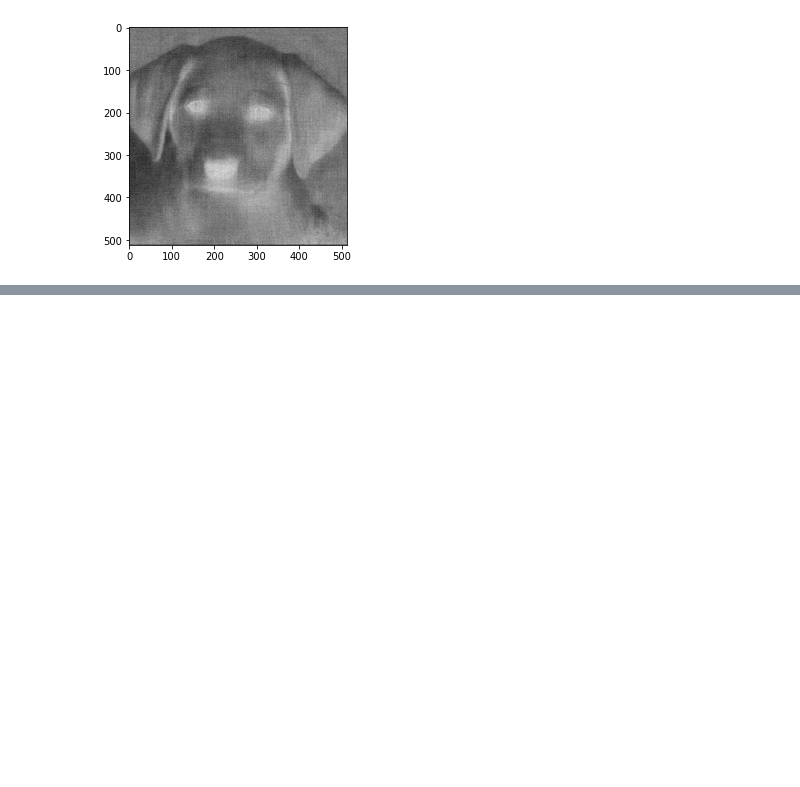
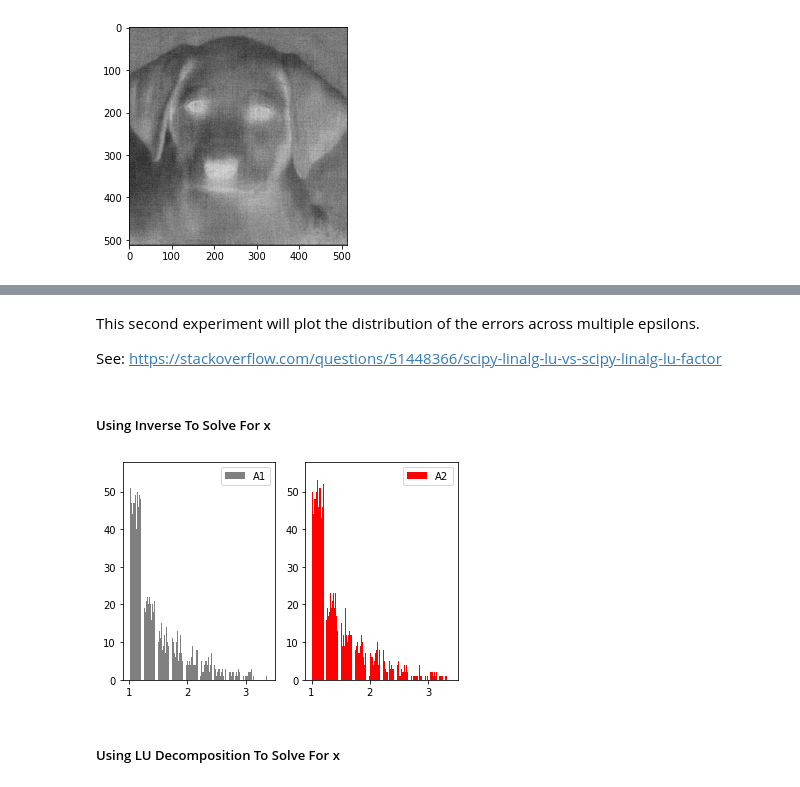
Before and after one commit to stochasticallyconverging/datadrivenengineering, a Jupyter notebook: svd.ipynb, the cells around one changed output, grey strips where cells are left out. Cells and saved outputs as stored; diff of their text form; code cells hidden in the pictures; blank space fills up the shorter version.

```diff
--- a/svd.ipynb
+++ b/svd.ipynb
@@ -358,0 +389,9 @@ np.linalg.norm(b2 - (A2 @ xtilde_ols_4)) / np.linalg.norm(b2)
+# %% [markdown]
+This second experiment will plot the distribution of the errors across multiple epsilons.
+
+See: https://stackoverflow.com/questions/51448366/scipy-linalg-lu-vs-scipy-linalg-lu-factor
+# %%
+eps = np.random.rand(100, 100)
+beps_mat = b + eps
+result = np.repeat(beps_mat[:, : , np.newaxis], 4, axis=2)
+b_mat = np.repeat(b[:, np.newaxis], 100, axis=1)
@@ -358,0 +403,17 @@ np.linalg.norm(b2 - (A2 @ xtilde_ols_4)) / np.linalg.norm(b2)
+# %% [markdown]
+##### Using Inverse To Solve For x
+# %%
+# Since A1 and A2 are square
+xtilde_inv1 = np.linalg.inv(A1) @ beps_mat
+xtilde_inv2 = np.linalg.inv(A2) @ beps_mat
+# %%
+fig, ax = plt.subplots(nrows=1, ncols=2)
+ax[0].hist(np.apply_along_axis(np.linalg.norm, 0, b_mat - (A1 @ xtilde_inv1), ord=2) / np.apply_along_axis(np.linalg.norm, 0, b_mat, ord=2), label="A1", facecolor="gray")
+ax[0].legend()
+ax[1].hist(np.apply_along_axis(np.linalg.norm, 0, b_mat - (A2 @ xtilde_inv2), ord=2) / np.apply_along_axis(np.linalg.norm, 0, b_mat, ord=2), label="A2", facecolor="red")
+ax[1].legend()
+plt.show()
+# %% [output]
+[figure, added]
+# %% [markdown]
+##### Using LU Decomposition To Solve For x
```
Also changed, not shown: parts of 49 cells of this notebook, 1 other file.
